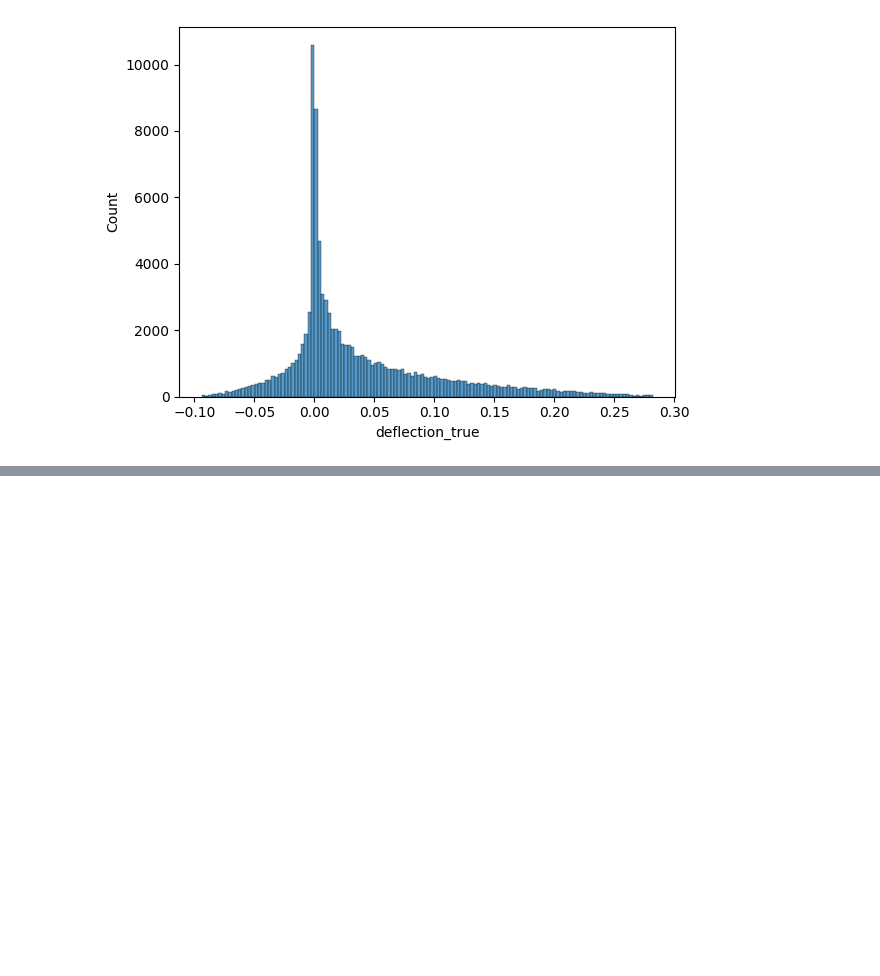
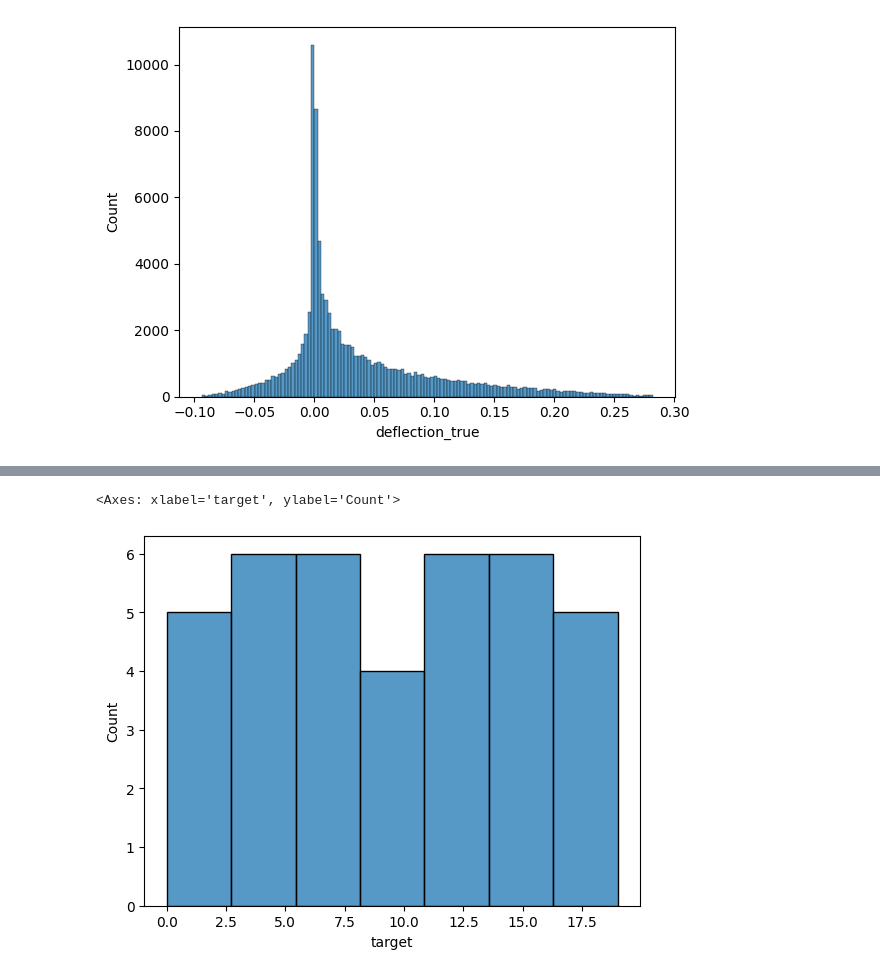
Before and after one commit to Elis-bett/Finding-Critical-Points-and-Weaknesses-of-a-Wing-Spar, a Jupyter notebook: finding-critical-points-and-weaknesses-of-a-wing-s.ipynb, the cells around one changed output, grey strips where cells are left out. Saved outputs shown, nothing was run; the diff lists cells and outputs as text; code cells hidden in the pictures; blank space fills up the shorter version.

```diff
--- a/finding-critical-points-and-weaknesses-of-a-wing-s.ipynb
+++ b/finding-critical-points-and-weaknesses-of-a-wing-s.ipynb
@@ -65,0 +71,5 @@ sns.histplot(flight_data['deflection_true'])
+# %%
+sns.histplot(wing_spar_adjacency['target'])
+# %% [output]
+<Axes: xlabel='target', ylabel='Count'>
+[figure, added]
```
Also changed, not shown: parts of 2 cells of this notebook.
